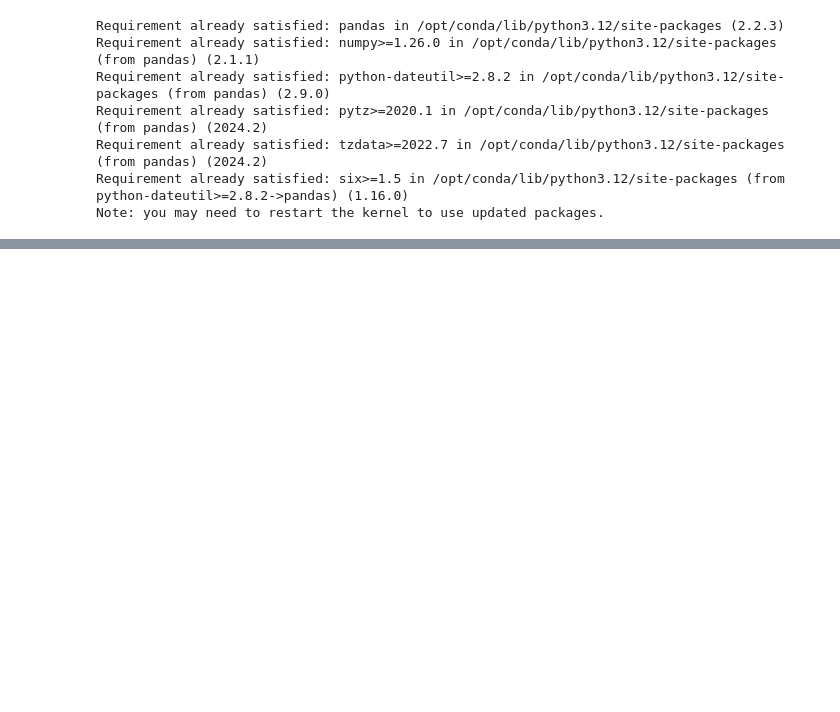
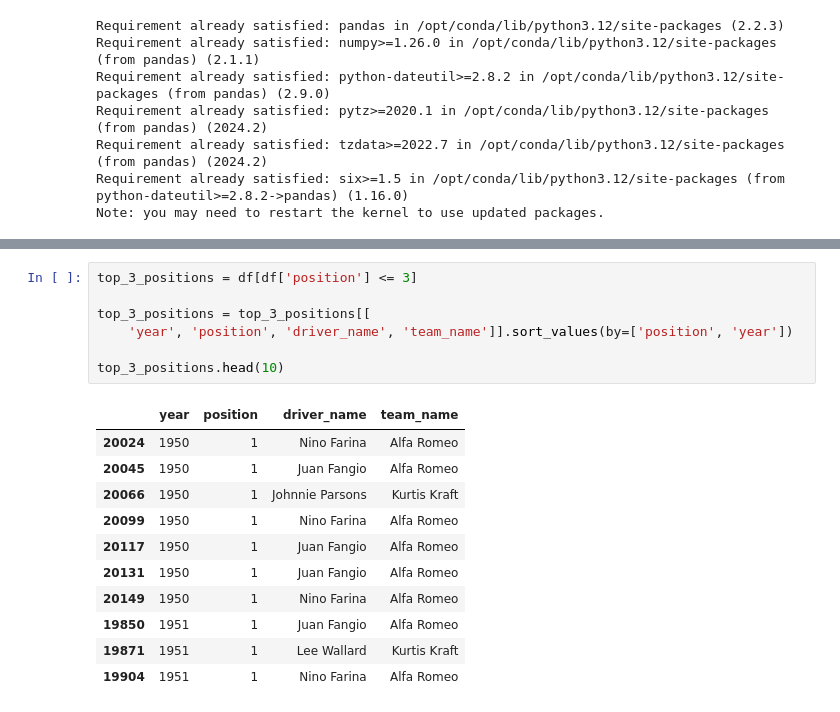
Before and after one commit to PauloHFS/lab6-visualizacao-dados-ufcg, a Jupyter notebook: f1.ipynb, the cells around one changed output, grey strips where cells are left out. Drawn from its saved outputs; the diff is of its cells as text; blank space fills up the shorter version.

```diff
--- a/f1.ipynb
+++ b/f1.ipynb
@@ -190,0 +261,19 @@ df[['year', 'position', 'driver_name']]
+# %%
+top_3_positions = df[df['position'] <= 3]
+
+top_3_positions = top_3_positions[[
+    'year', 'position', 'driver_name', 'team_name']].sort_values(by=['position', 'year'])
+
+top_3_positions.head(10)
+# %% [output]
+|  | year | position | driver_name | team_name |
+| 20024 | 1950 | 1 | Nino Farina | Alfa Romeo |
+| 20045 | 1950 | 1 | Juan Fangio | Alfa Romeo |
+| 20066 | 1950 | 1 | Johnnie Parsons | Kurtis Kraft |
+| 20099 | 1950 | 1 | Nino Farina | Alfa Romeo |
+| 20117 | 1950 | 1 | Juan Fangio | Alfa Romeo |
+| 20131 | 1950 | 1 | Juan Fangio | Alfa Romeo |
+| 20149 | 1950 | 1 | Nino Farina | Alfa Romeo |
+| 19850 | 1951 | 1 | Juan Fangio | Alfa Romeo |
+| 19871 | 1951 | 1 | Lee Wallard | Kurtis Kraft |
+| 19904 | 1951 | 1 | Nino Farina | Alfa Romeo |
```
Also changed, not shown: parts of 44 cells of this notebook, 2 other files.
